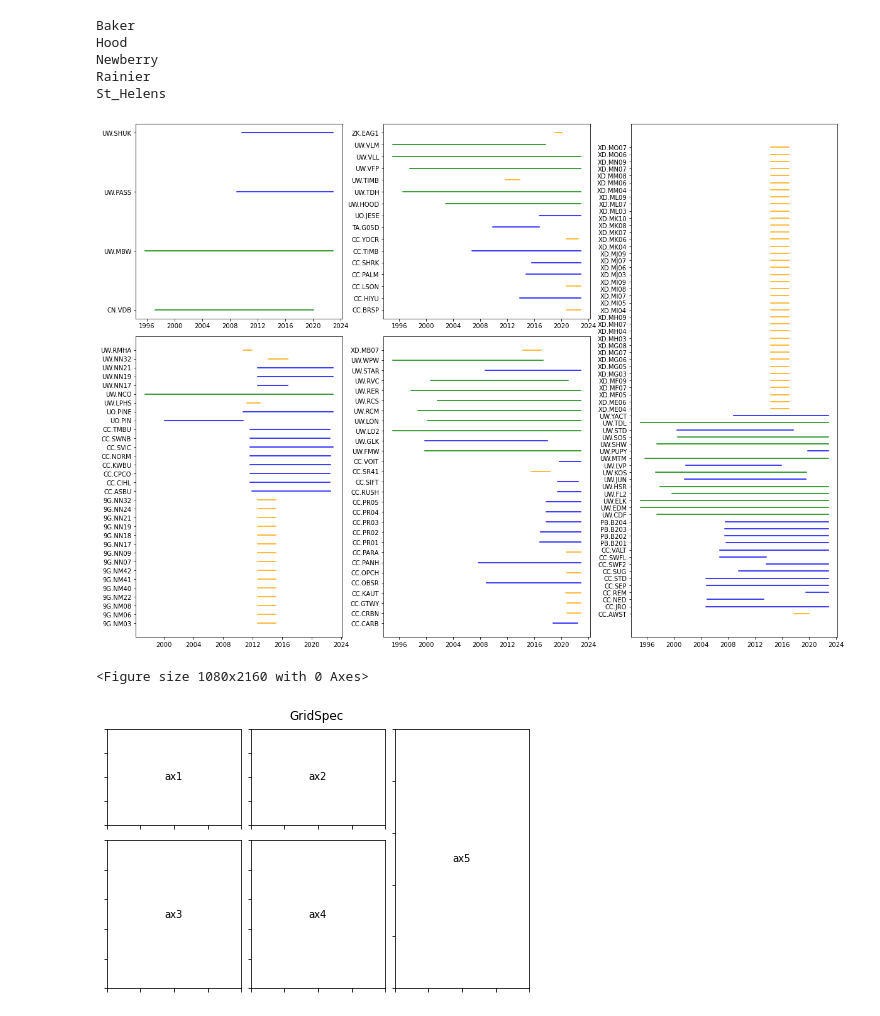
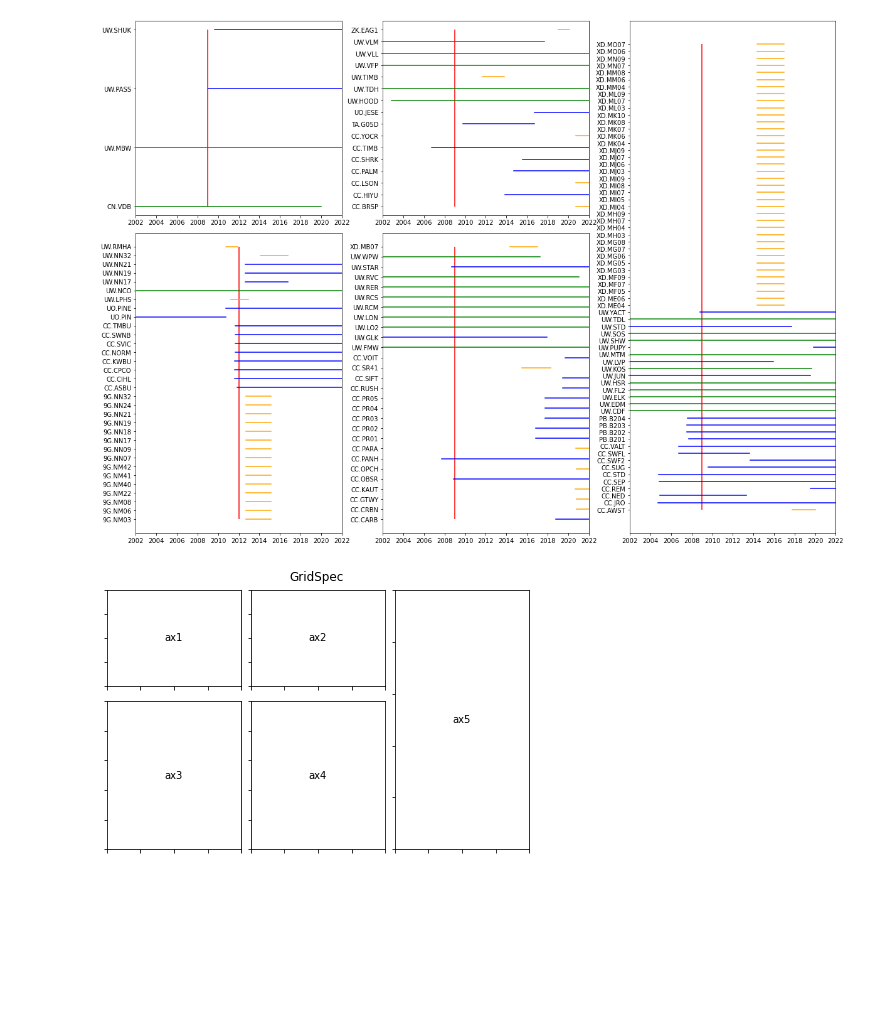
Before and after one commit to Denolle-Lab/expand_redpy, a Jupyter notebook: notebooks/bias_plot.ipynb, the cells around one changed output. Saved outputs shown, nothing was run; the diff lists cells and outputs as text; code cells hidden in the pictures; blank space fills up the shorter version.

```diff
--- a/notebooks/bias_plot.ipynb
+++ b/notebooks/bias_plot.ipynb
@@ -17,6 +17,8 @@ homedir = config['homedir']
 readdir = config['readdir']
 
 today = '2022-11-08T00:00:00'
+early = '2002-01-01T00:00:00' #earliest time to show on bias plot
+late = '2022-01-01T00:00:00' #latest time to show on bias plot
 # %%
 #parameters
 volc_md = pd.read_csv(readdir+'Volcano_Metadata.csv') #read metadata
@@ -37,13 +39,20 @@ colors = ['green','blue','orange','red']
 fig = plt.figure(figsize=(20,15)) #make the figure and set the size
 
 gs = GridSpec(5, 3, figure=fig) #make GridSpec for formatting subplots
-ax1 = fig.add_subplot(gs[:2, :1]) #make subplots (1 subplot/volcano) and set shape and location with GridSpec
-ax2 = fig.add_subplot(gs[:2, 1:2])
-ax3 = fig.add_subplot(gs[2:5, 0])
-ax4 = fig.add_subplot(gs[2:5, -2])
-ax5 = fig.add_subplot(gs[:, -1])
+ax1 = fig.add_subplot(gs[:2, :1]) #Baker | make subplots (1 subplot/volcano) and set shape and location with GridSpec
+ax1.set_xlim(pd.to_datetime([early,late])) #set x range from start of EQcorrscan detections to the end of 2021
+ax2 = fig.add_subplot(gs[:2, 1:2]) #Hood
+ax2.set_xlim(pd.to_datetime([early,late]))
+ax3 = fig.add_subplot(gs[2:5, 0]) #Newberry
+ax3.set_xlim(pd.to_datetime([early,late]))
+ax4 = fig.add_subplot(gs[2:5, -2]) #Rainier
+ax4.set_xlim(pd.to_datetime([early,late]))
+ax5 = fig.add_subplot(gs[:, -1]) #St. Helens
+ax5.set_xlim(pd.to_datetime([early,late]))
+
 
 axs = [ax1,ax2,ax3,ax4,ax5] #make list of subplots to loop through
+red_dates = ['2009-01-01','2009-01-01','2012-01-01','2009-01-01','2009-01-01'] #REDPy start times for each volcano
 
 for vv,v in enumerate(volc_list_names): #for each volcano
 #     print(v)
@@ -52,40 +61,36 @@ for vv,v in enumerate(volc_list_names): #for each volcano
     end = volc_md[volc_md['Volcano_Name']==v]['Endtime'].values.tolist() #find station endtimes
     for ee,e in enumerate(end): #change the foreseeable future endtimes (2599-12-31T23:59:59) to a date that can be processed
         if e == '2599-12-31T23:59:59':
             end[ee]=today
     for ii,i in enumerate(netsta): #for each station on that volcano
 #         print(i)
         x = pd.to_datetime([start[ii],end[ii]]) #find x values (starttime and endtime) for the station
         y = [netsta[ii],netsta[ii]] #find y values (name) for the station
         dif = UTCDateTime(end[ii])-UTCDateTime(start[ii]) #find the length of duration of the station
         if dif >= (3600*24*365*20): #if it is greater than or equal to 20 years long
             axs[vv].plot(x,y,label=label_names[0],color=colors[0]) #plot it in color 0, label 0
         if dif < (3600*24*365*20) and dif > (3600*24*365*3): #if it is between 20 and 3 years
             axs[vv].plot(x,y,label=label_names[1],color=colors[1]) #plot it in color 1, label 1
         if dif <= (3600*24*365*3): #if it is less than or equal to 3 years
             axs[vv].plot(x,y,label=label_names[2],color=colors[2]) #plot it in color 2, label 2
+    axs[vv].vlines(pd.to_datetime(red_dates[vv]),ymin=netsta[0],ymax=netsta[-1],color=colors[3],
+            label = label_names[3]) #plot REDPy Catalog Start
 
 
 # plt.xlim(pd.to_datetime('2002-01-01'),pd.to_datetime('2022-01-01'))
 # plt.vlines(pd.to_datetime('2009-01-01'),ymin=netsta[0],ymax=netsta[-1],color=colors[3],label = label_names[3])
 # #make unplotted lines to set colors
 # custom_lines = [Line2D([0], [0], color=colors[0], lw=4),
 #                 Line2D([0], [0], color=colors[1], lw=4),
 #                 Line2D([0], [0], color=colors[2], lw=4),
 #                 Line2D([0], [0], color=colors[3], lw=4)]
 
 # plt.legend(custom_lines, label_names, loc=2) #create legend that is separate from any axis and
 # plt.grid(True)
 # # plt.show()
 # plt.savefig(homedir+'overlap.png')
 # %% [output]
-Baker
-Hood
-Newberry
-Rainier
-St_Helens
-[figure, old version]
+[figure, new version]
-<Figure size 1080x2160 with 0 Axes>
 # %%
 #practicing gridspec for better organization of charts
 
```
Also changed, not shown: 1 other file.
